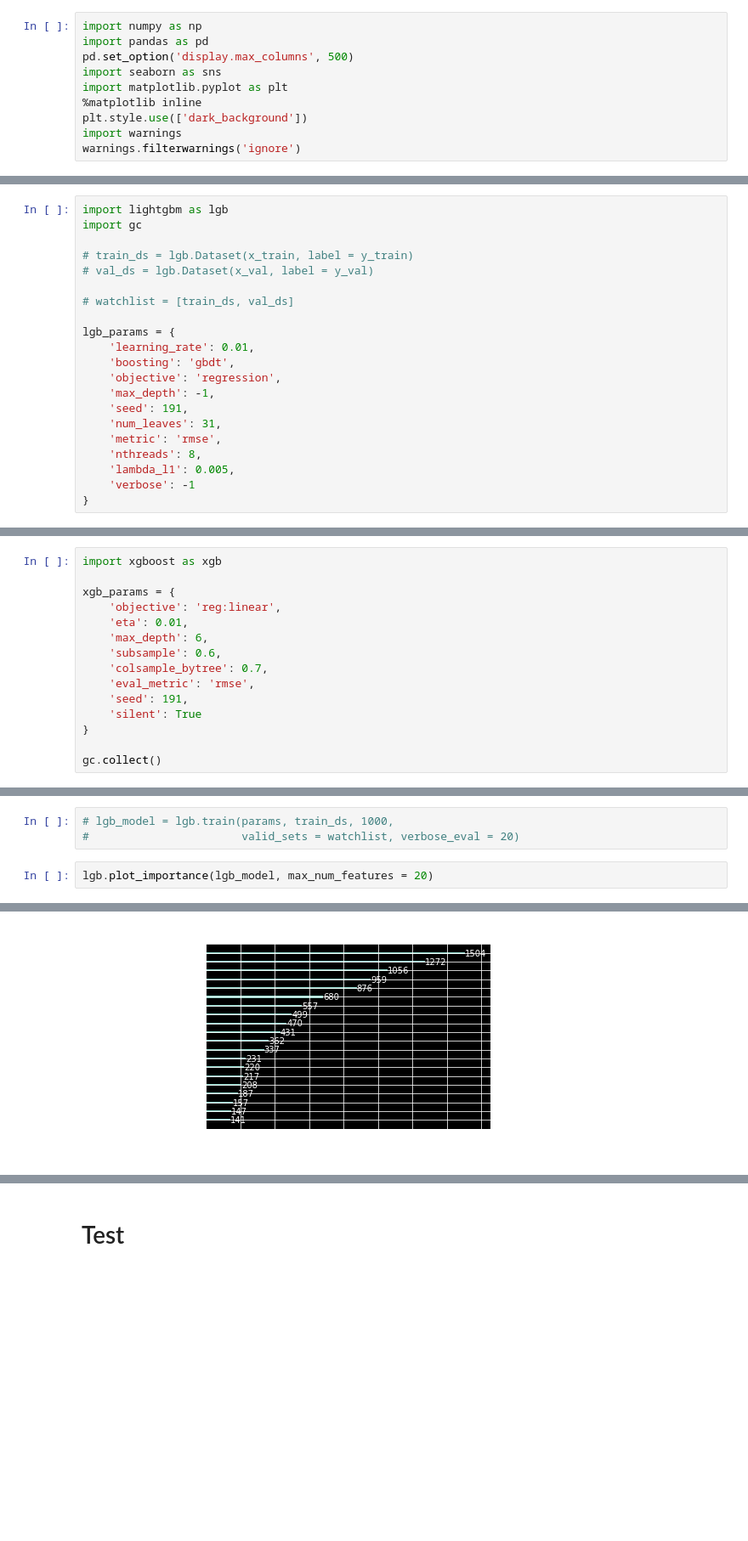
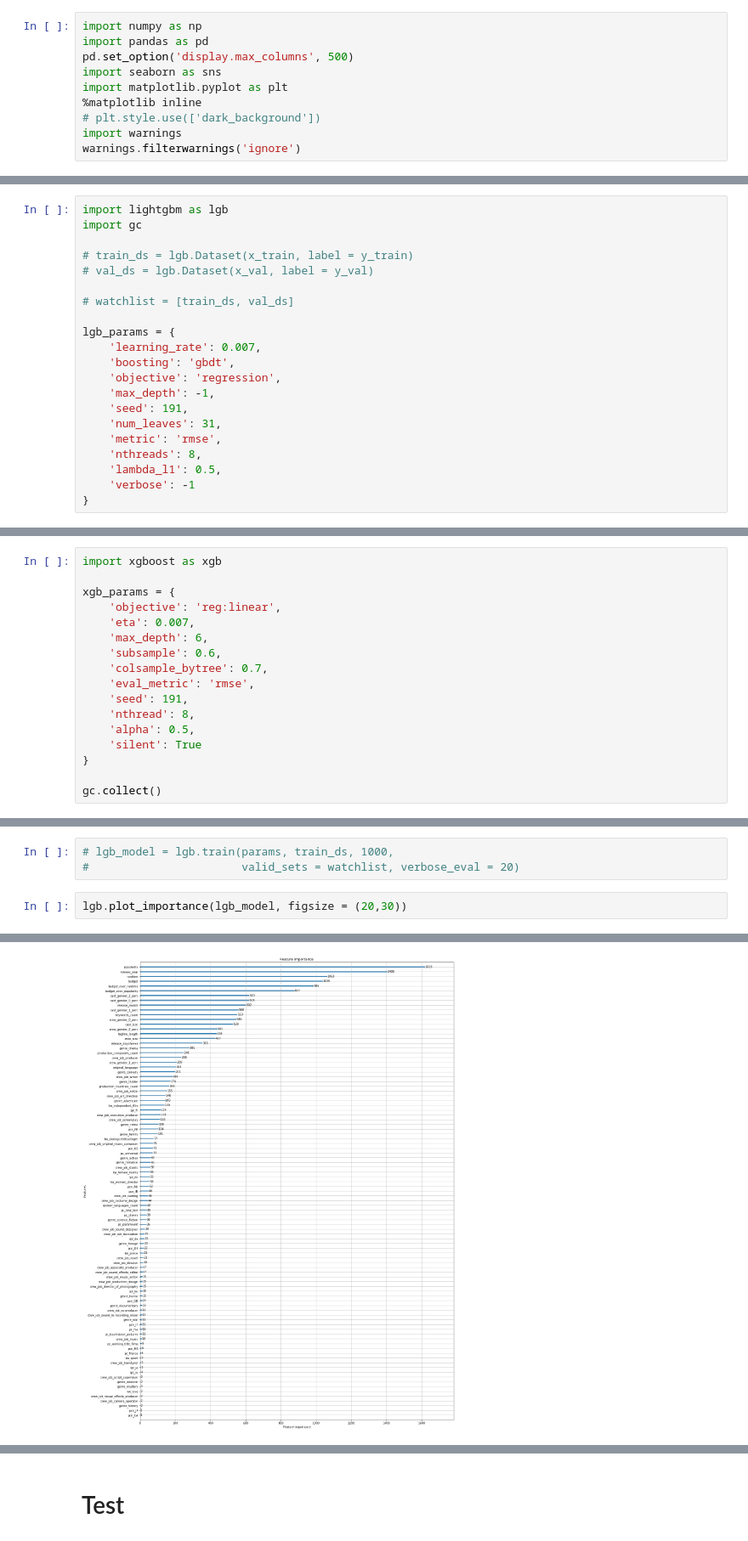
Before and after one commit to JanieTran/Kaggle_Competitions, a Jupyter notebook: TMDBBoxOfficePrediction/TMDBBoxOfficePrediction.ipynb, the cells around one changed output, grey strips where cells are left out. Shown: that part at 85% size. Saved outputs shown, nothing was run; the diff lists cells and outputs as text; blank space fills up the shorter version.

```diff
--- a/TMDBBoxOfficePrediction/TMDBBoxOfficePrediction.ipynb
+++ b/TMDBBoxOfficePrediction/TMDBBoxOfficePrediction.ipynb
@@ -5,7 +5,7 @@ pd.set_option('display.max_columns', 500)
 import seaborn as sns
 import matplotlib.pyplot as plt
 %matplotlib inline
-plt.style.use(['dark_background'])
+# plt.style.use(['dark_background'])
 import warnings
 warnings.filterwarnings('ignore')
 # %%
@@ -694,7 +781,7 @@ import gc
 # watchlist = [train_ds, val_ds]
 
 lgb_params = {
-    'learning_rate': 0.01,
+    'learning_rate': 0.007,
     'boosting': 'gbdt',
     'objective': 'regression',
     'max_depth': -1,
@@ -702,6 +789,6 @@ lgb_params = {
     'num_leaves': 31,
     'metric': 'rmse',
     'nthreads': 8,
-    'lambda_l1': 0.005,
+    'lambda_l1': 0.5,
     'verbose': -1
 }
@@ -714,12 +799,14 @@ import xgboost as xgb
 
 xgb_params = {
     'objective': 'reg:linear',
-    'eta': 0.01,
+    'eta': 0.007,
     'max_depth': 6,
     'subsample': 0.6,
     'colsample_bytree': 0.7,
     'eval_metric': 'rmse',
     'seed': 191,
+    'nthread': 8,
+    'alpha': 0.5,
     'silent': True
 }
 
@@ -792,7 +879,7 @@ Shrink model to first 1194 iterations.
 # lgb_model = lgb.train(params, train_ds, 1000,
 #                       valid_sets = watchlist, verbose_eval = 20)
 # %%
-lgb.plot_importance(lgb_model, max_num_features = 20)
+lgb.plot_importance(lgb_model, figsize = (20,30))
 # %% [output]
 <matplotlib.axes._subplots.AxesSubplot at 0x...>
-[figure, old version]
+[figure, new version]
```
Also changed, not shown: parts of 29 cells of this notebook, 2 other files.
